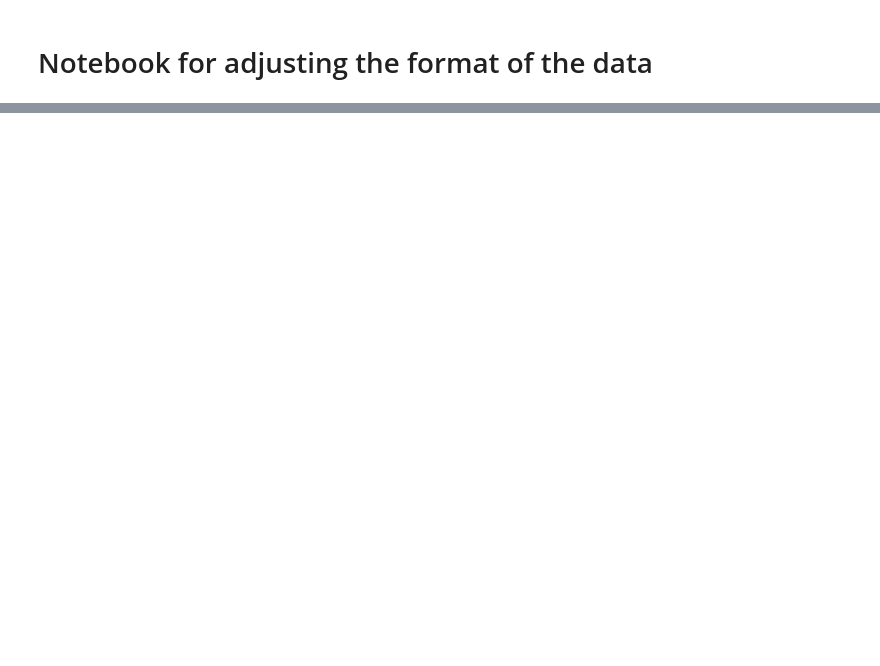
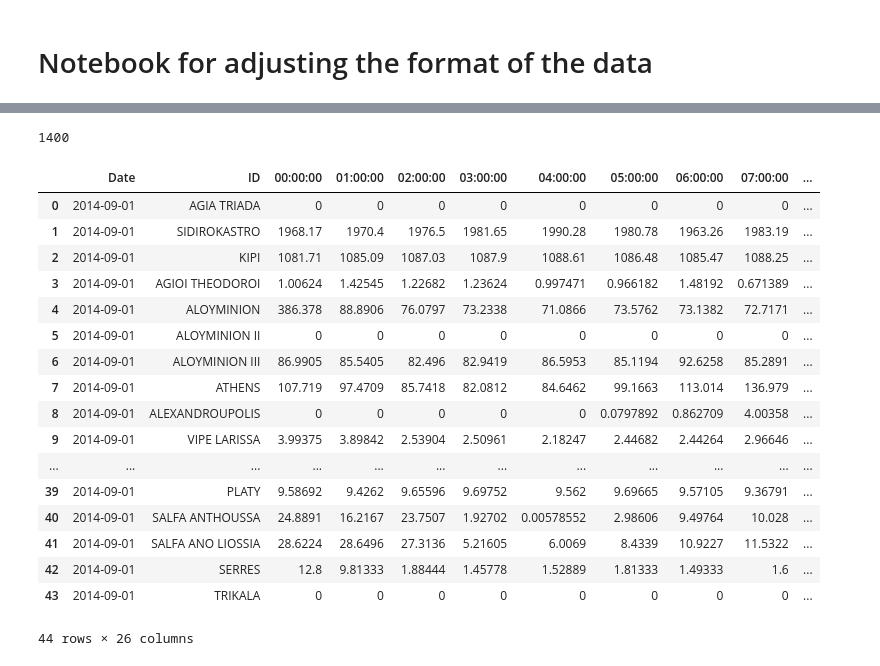
Before and after one commit to vouts96/thesis-bill, a Jupyter notebook: MY_CODE/change_format.ipynb, the cells around one changed output, grey strips where cells are left out. Saved outputs shown, nothing was run; the diff lists cells and outputs as text; code cells hidden in the pictures; blank space fills up the shorter version.

Commit message:
format change - effiecient edit

```diff
--- a/MY_CODE/change_format.ipynb
+++ b/MY_CODE/change_format.ipynb
@@ -75,3 +75,77 @@ change_format('../EXCEL_TO_CSV/all_data.csv')
 | 118 | 2014-09-05 | 22.0 | 22.0 | HERONAS | 0 | 0 | 0 | 0 | 0 | 0 | ... |
 | 119 | 2014-09-05 | 23.0 | 23.0 | THESSALONIKI | 77.381 | 60.5497 | 46.5575 | 53.0172 | 56.975 | 48.0846 | ... |
 120 rows × 28 columns
+# %%
+import pandas as pd
+
+
+def change_format_efficient(csv):
+    ''' Gets as input a csv in a specific format (rows present time and columns present areas)
+        and returns a dataframe in a wanted format (rows present areas and columns present time)
+
+    Parameters
+    ----------
+    csv : str
+        the path (absolute or relative) of the csv whose format we want to be modified
+
+    Returns
+    -------
+    returns a dataframe with the wanted format
+    '''
+
+    df_before_modify = pd.read_csv(csv, parse_dates=['DateTime'])
+    df_before_modify = df_before_modify.loc[:,'DateTime':'TRIKALA'] # Keep the datetime column and all the area columns
+
+    # Create the new dataset with the wanted format
+    d = {'Date': [], 'ID': [], '00:00:00': [], '01:00:00': [],'02:00:00': [], '03:00:00': [], '04:00:00': [], '05:00:00': [], '06:00:00': [], '07:00:00': [], '08:00:00': [], '09:00:00': [], '10:00:00': [], '11:00:00': [], '12:00:00': [], '13:00:00': [], '14:00:00': [], '15:00:00': [], '16:00:00': [], '17:00:00': [], '18:00:00': [], '19:00:00': [], '20:00:00': [], '21:00:00': [], '22:00:00': [], '23:00:00': []}
+    df = pd.DataFrame(data=d)
+
+    n=24
+    temp_list_df = [df_before_modify[i:i+n].transpose() for i in range(0,len(df_before_modify),n)]
+    #list_dates = [list_df[][i] for i in range(0,len(list_df))]
+
+    list_df = []
+    for td in temp_list_df:
+        temp_df = pd.DataFrame(data=td).reset_index()
+
+        #columns=['Date', 'ID', '00:00:00', '01:00:00','02:00:00', '03:00:00', '04:00:00', '05:00:00', '06:00:00', '07:00:00', '08:00:00', '09:00:00', '10:00:00', '11:00:00', '12:00:00', '13:00:00', '14:00:00', '15:00:00', '16:00:00', '17:00:00', '18:00:00', '19:00:00', '20:00:00', '21:00:00', '22:00:00','23:00:00']
+        temp_df['Date'] = td.iat[0,0]
+
+        # Change the postion of the column to fit the format we need
+        column_copy = temp_df['Date']
+        temp_df.drop(columns=['Date'], inplace=True)
+        temp_df.insert(0, 'Date', column_copy)
+
+        # Drop the first column because it contains useless info
+        temp_df = temp_df.drop(0).reset_index(drop=True)
+
+        # Change the column names to fit our format
+        temp_df.columns = ['Date', 'ID', '00:00:00', '01:00:00','02:00:00', '03:00:00', '04:00:00', '05:00:00', '06:00:00', '07:00:00', '08:00:00', '09:00:00', '10:00:00', '11:00:00', '12:00:00', '13:00:00', '14:00:00', '15:00:00', '16:00:00', '17:00:00', '18:00:00', '19:00:00', '20:00:00', '21:00:00', '22:00:00','23:00:00']
+
+        list_df.append(temp_df)
+        #df = pd.concat([df, temp_df], ignore_index=True, axis=1)
+    print(len(list_df))
+    return list_df[0]
+
+
+change_format_efficient('../EXCEL_TO_CSV/all_data.csv')
+# %% [output]
+1400
+|  | Date | ID | 00:00:00 | 01:00:00 | 02:00:00 | 03:00:00 | 04:00:00 | 05:00:00 | 06:00:00 | 07:00:00 | ... |
+| 0 | 2014-09-01 | AGIA TRIADA | 0 | 0 | 0 | 0 | 0 | 0 | 0 | 0 | ... |
+| 1 | 2014-09-01 | SIDIROKASTRO | 1968.17 | 1970.4 | 1976.5 | 1981.65 | 1990.28 | 1980.78 | 1963.26 | 1983.19 | ... |
+| 2 | 2014-09-01 | KIPI | 1081.71 | 1085.09 | 1087.03 | 1087.9 | 1088.61 | 1086.48 | 1085.47 | 1088.25 | ... |
+| 3 | 2014-09-01 | AGIOI THEODOROI | 1.00624 | 1.42545 | 1.22682 | 1.23624 | 0.997471 | 0.966182 | 1.48192 | 0.671389 | ... |
+| 4 | 2014-09-01 | ALOYMINION | 386.378 | 88.8906 | 76.0797 | 73.2338 | 71.0866 | 73.5762 | 73.1382 | 72.7171 | ... |
+| 5 | 2014-09-01 | ALOYMINION II | 0 | 0 | 0 | 0 | 0 | 0 | 0 | 0 | ... |
+| 6 | 2014-09-01 | ALOYMINION III | 86.9905 | 85.5405 | 82.496 | 82.9419 | 86.5953 | 85.1194 | 92.6258 | 85.2891 | ... |
+| 7 | 2014-09-01 | ATHENS | 107.719 | 97.4709 | 85.7418 | 82.0812 | 84.6462 | 99.1663 | 113.014 | 136.979 | ... |
+| 8 | 2014-09-01 | ALEXANDROUPOLIS | 0 | 0 | 0 | 0 | 0 | 0.0797892 | 0.862709 | 4.00358 | ... |
+| 9 | 2014-09-01 | VIPE LARISSA | 3.99375 | 3.89842 | 2.53904 | 2.50961 | 2.18247 | 2.44682 | 2.44264 | 2.96646 | ... |
+| ... | ... | ... | ... | ... | ... | ... | ... | ... | ... | ... | ... |
+| 39 | 2014-09-01 | PLATY | 9.58692 | 9.4262 | 9.65596 | 9.69752 | 9.562 | 9.69665 | 9.57105 | 9.36791 | ... |
+| 40 | 2014-09-01 | SALFA ANTHOUSSA | 24.8891 | 16.2167 | 23.7507 | 1.92702 | 0.00578552 | 2.98606 | 9.49764 | 10.028 | ... |
+| 41 | 2014-09-01 | SALFA ANO LIOSSIA | 28.6224 | 28.6496 | 27.3136 | 5.21605 | 6.0069 | 8.4339 | 10.9227 | 11.5322 | ... |
+| 42 | 2014-09-01 | SERRES | 12.8 | 9.81333 | 1.88444 | 1.45778 | 1.52889 | 1.81333 | 1.49333 | 1.6 | ... |
+| 43 | 2014-09-01 | TRIKALA | 0 | 0 | 0 | 0 | 0 | 0 | 0 | 0 | ... |
+44 rows × 26 columns
```
Also changed, not shown: parts of 1 cell of this notebook, 2 other files.
